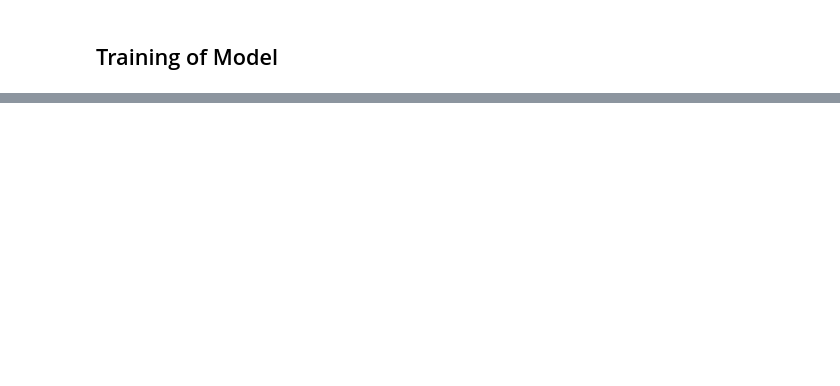
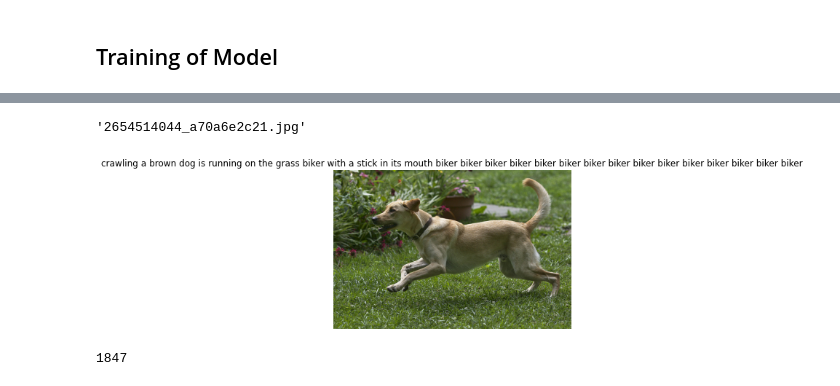
Before and after one commit to Shubby98/Capstone, a Jupyter notebook: Model.ipynb, the cells around one changed output, grey strips where cells are left out. Saved outputs shown, nothing was run; the diff lists cells and outputs as text; code cells hidden in the pictures; blank space fills up the shorter version.

Commit message:
model trained

```diff
--- a/Model.ipynb
+++ b/Model.ipynb
@@ -309,10 +283,10 @@ print(len(idx_to_word))
 # %%
 # Two special words
 idx_to_word[1851] = 'startseq'
-word_to_idx['startseq'] = 1846
+word_to_idx['startseq'] = 1851
 
 idx_to_word[1852] = 'endseq'
-word_to_idx['endseq'] = 1847
+word_to_idx['endseq'] = 1852
 
 vocab_size = len(word_to_idx) + 1
 print("Vocab Size",vocab_size)
@@ -371,7 +345,7 @@ dict
 # %% [markdown]
 ## Word Embeddings ( Transfer Learning)
 # %%
-f = open("./saved/glove.6B.50d.txt",encoding='utf8')
+f = open(dpath + "Capstone/saved/glove.6B.50d.txt",encoding='utf8')
 
 embedding_index = {}
 
@@ -482,0 +455,42 @@ ValueError: in user code:
+# %%
+def predict_caption(photo):
+
+    in_text = "startseq"
+    for i in range(max_len):
+        sequence = [word_to_idx[w] for w in in_text.split() if w in word_to_idx]
+        sequence = pad_sequences([sequence],maxlen=max_len,padding='post')
+
+        ypred = model.predict([photo,sequence])
+        ypred = ypred.argmax() #WOrd with max prob always - Greedy Sampling
+        word = idx_to_word[ypred]
+        in_text += (' ' + word)
+
+        if word == "endseq":
+            break
+
+    final_caption = in_text.split()[1:-1]
+    final_caption = ' '.join(final_caption)
+    return final_caption
+# %%
+def test_image():
+  photo_2048 = encoding_test[test_temp].reshape((1,2048))
+  caption  = predict_caption(photo_2048)
+  i = plt.imread(dpath + "flickr8k/Flickr_Data/Flickr_Data/Images/" + test_temp)
+  plt.title(caption)
+  plt.imshow(i)
+  plt.axis("off")
+  plt.show()
+# %%
+test_temp = test[5]
+test_temp
+# %% [output]
+'2654514044_a70a6e2c21.jpg'
+# %%
+
+test_image()
+# %% [output]
+[figure, added]
+# %%
+word_to_idx["biker"]
+# %% [output]
+1847
```
Also changed, not shown: parts of 16 cells of this notebook, 1 other file.
